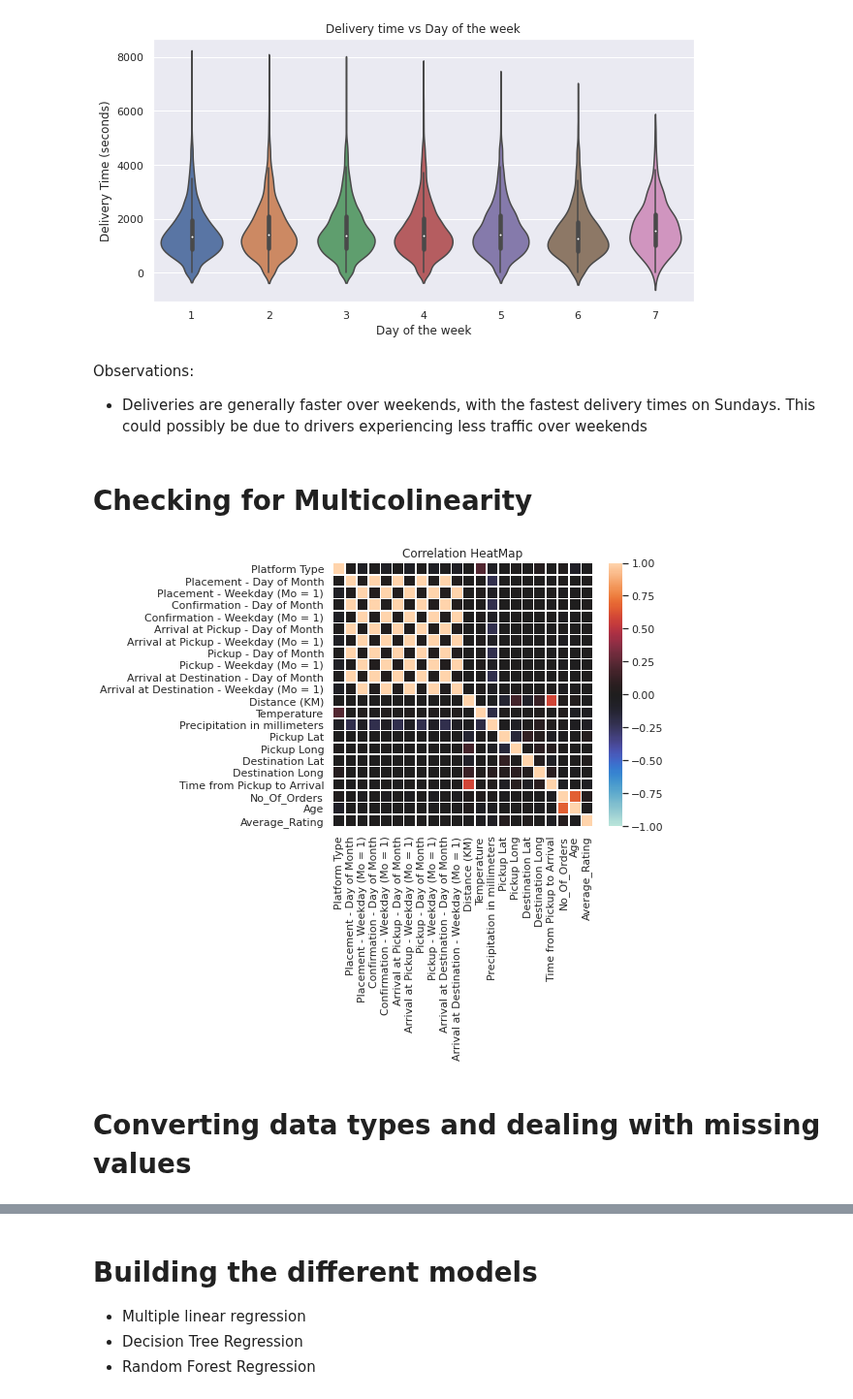
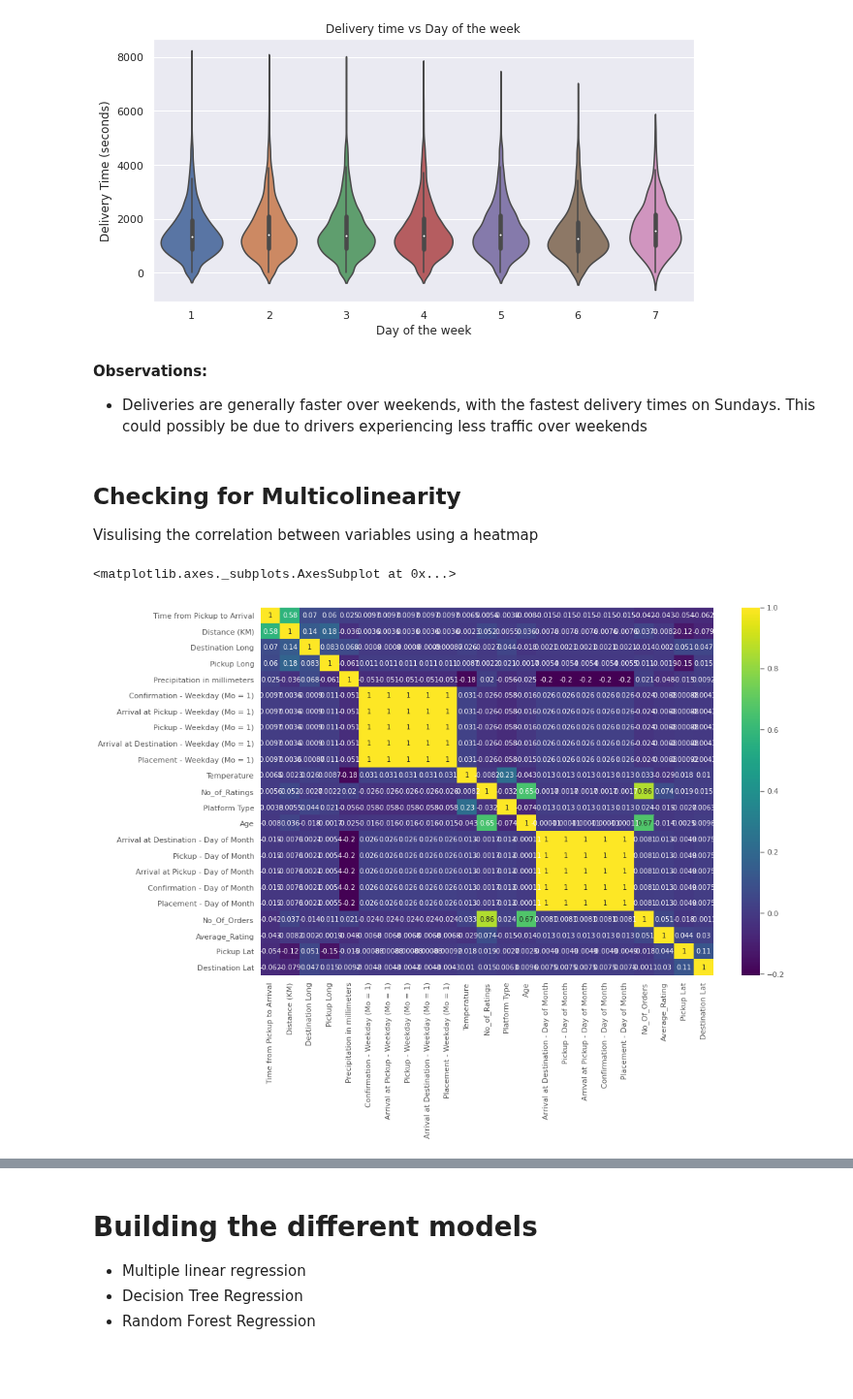
Before and after one commit to NicoleMeinie/Regression, a Jupyter notebook: Zindi.ipynb, the cells around one changed output, grey strips where cells are left out. Shown at 97% size. Cells and saved outputs as stored; diff of their text form; code cells hidden in the pictures; blank space fills up the shorter version.

```diff
--- a/Zindi.ipynb
+++ b/Zindi.ipynb
@@ -178,28 +192,22 @@ _ = plt.ylabel('Delivery Time (seconds)')
 # %% [output]
 [figure]
 # %% [markdown]
-Observations:
+**Observations:**
 
 
 *   Deliveries are generally faster over weekends, with the fastest delivery times on Sundays. This could possibly be due to drivers experiencing less traffic over weekends
 # %% [markdown]
-# Checking for Multicolinearity
+## Checking for Multicolinearity
+Visulising the correlation between variables using a heatmap
-# %%
-features = Train.iloc[:,:-1]
-targets = Train.iloc[:,-1]
-
-#creating pairwise correlation of columns using Pearson's R,
-corr = features.corr(method='pearson')
-
-#plotting the correlation coefficients on a seasborn heatmap matrix
-fig, ax = plt.subplots(figsize=(6,5))
-sns.heatmap(corr, xticklabels=corr.columns,
-            yticklabels=corr.columns, ax=ax, linewidths=.5,
-            vmin = -1, vmax=1, center=0)
-
-plt.title('Correlation HeatMap')
-plt.show()
-# %% [output]
-[figure, removed]
-# %% [markdown]
-# Converting data types and dealing with missing values
+# %%
+Corr_Matrix = Train.corr()
+
+style.use('ggplot')
+k = 33  #number of variables for heatmap
+cols = Corr_Matrix.nlargest(k, 'Time from Pickup to Arrival')['Time from Pickup to Arrival'].index
+cm = Train[cols].corr()
+plt.figure(figsize=(15,10))
+sns.heatmap(cm, annot=True, cmap = 'viridis')
+# %% [output]
+<matplotlib.axes._subplots.AxesSubplot at 0x...>
+[figure, added]
```
Also changed, not shown: parts of 44 cells of this notebook.
